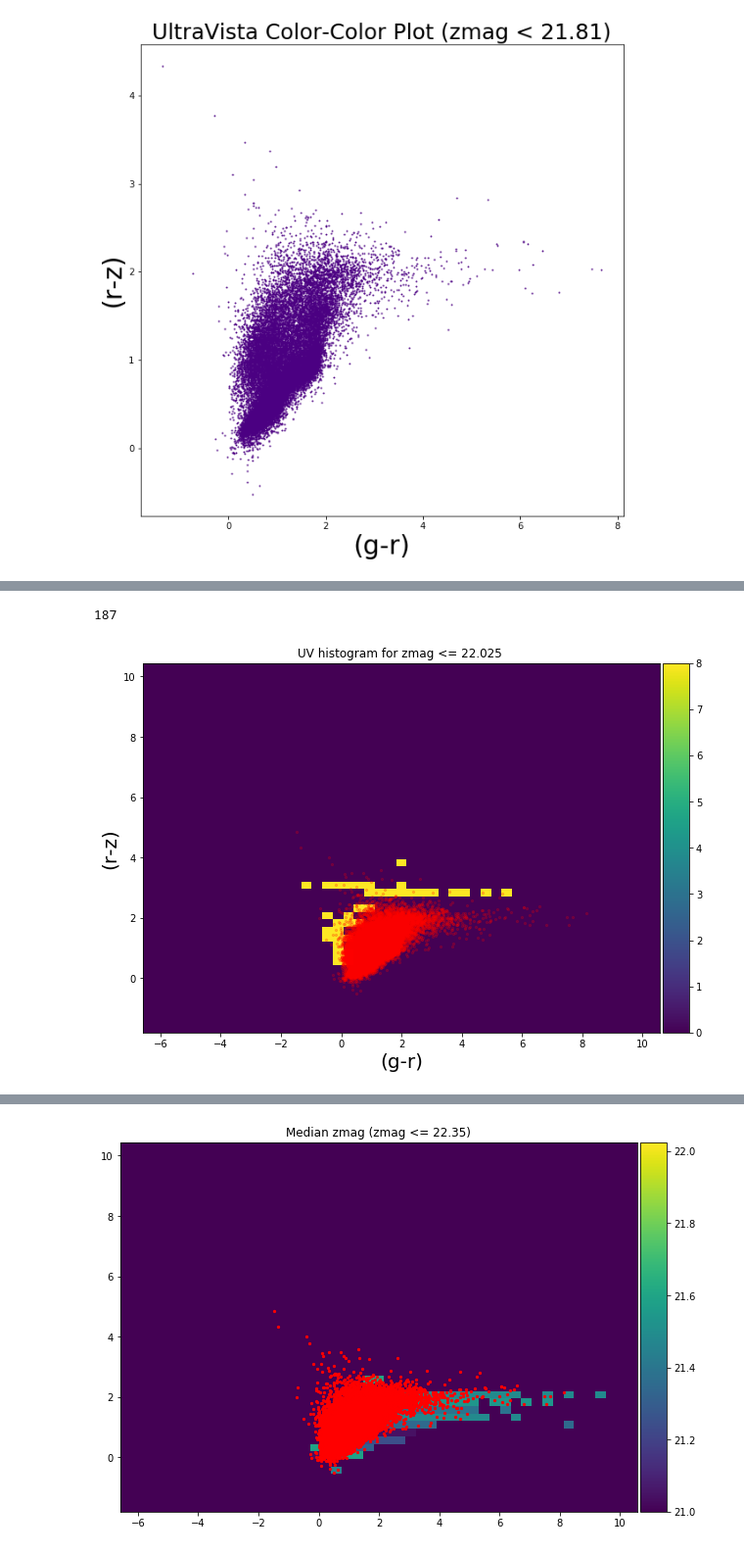
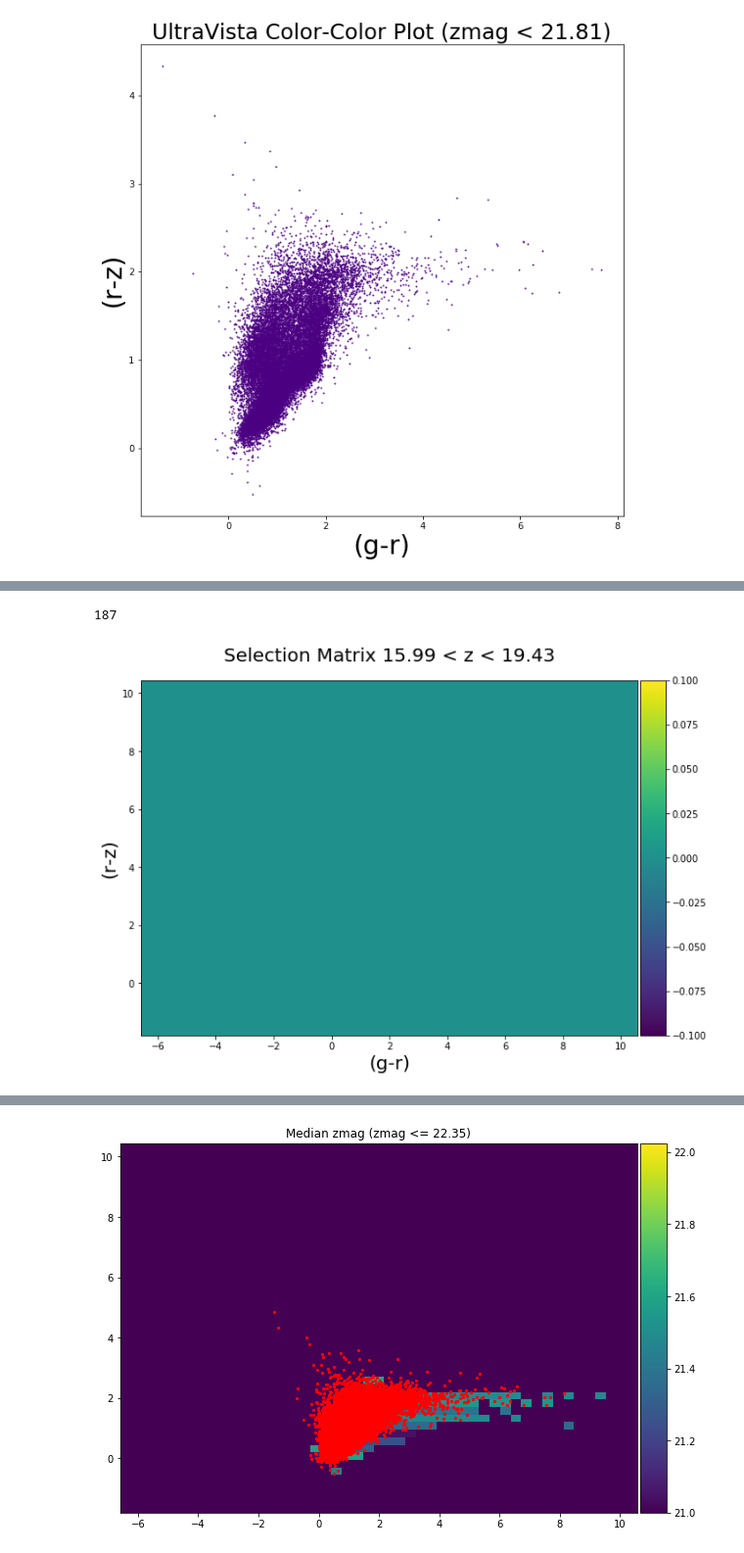
Before and after one commit to metownsend/LRG-Sats, a Jupyter notebook: making_masks2.ipynb, the cells around one changed output, grey strips where cells are left out. Shown at 98% size. Saved outputs shown, nothing was run; the diff lists cells and outputs as text; code cells hidden in the pictures.

```diff
--- a/making_masks2.ipynb
+++ b/making_masks2.ipynb
@@ -239,8 +239,8 @@ def making_masks(H2D, H3D, lum_limit, x, y, z, lum, xedges, yedges, zedges):
 #     print('----')
         for j in range(len(mask_array[i])):
             for k in range(len(mask_array[i][j])):
-#                 if (median_zmag_array[i][j] >= zedges[k+1]):
-                if ((medzmag[i][j] >= 22.02509002685544) & (22.02509002685544 >= zedges[k+1])):
+                if (medzmag[i][j] >= zedges[k+1]):
+#                 if ((medzmag[i][j] >= 22.02509002685544) & (22.02509002685544 >= zedges[k+1])):
                     mask_array[i][j][k] = 1
 #                     print('i = ',i)
 #                     print('j = ', j)
@@ -323,7 +330,7 @@ print(np.median(rzcolor_UVLS))
 # gr_edges = [-6.5846786, -6.234678649902344, -5.8846786499023445, -5.534678649902345, -5.184678649902345, -4.8346786499023455, -4.484678649902346, -4.134678649902346, -3.784678649902346, -3.434678649902346, -3.084678649902346, -2.734678649902346, -2.384678649902346, -2.0346786499023457, -1.6846786499023456, -1.3346786499023455, -0.9846786499023455, -0.6346786499023456, -0.2846786499023456, 0.06532135009765438, 0.41532135009765436, 0.7653213500976543, 1.1153213500976542, 1.4653213500976543, 1.8153213500976544, 2.1653213500976545, 2.5153213500976546, 2.8653213500976547, 3.2153213500976547, 3.565321350097655, 3.915321350097655, 4.265321350097655, 4.615321350097655, 4.965321350097654, 5.315321350097654, 5.665321350097654, 6.015321350097653, 6.365321350097653, 6.7153213500976525, 7.065321350097652, 7.415321350097652, 7.7653213500976515, 8.115321350097652, 8.465321350097652, 8.815321350097651, 9.165321350097651, 9.51532135009765, 9.86532135009765, 10.21532135009765, 10.56532135009765]
 
 rz_edges = np.array([-1.8027077, -1.5527076721191406, -1.3027076721191406, -1.0527076721191406, -0.8027076721191406, -0.5527076721191406, -0.3027076721191406, -0.052707672119140625, 0.19729232788085938, 0.4472923278808594, 0.6972923278808594, 0.9472923278808594, 1.1972923278808594, 1.4472923278808594, 1.6972923278808594, 1.9472923278808594, 2.1972923278808594, 2.4472923278808594, 2.6972923278808594, 2.9472923278808594, 3.1972923278808594, 3.4472923278808594, 3.6972923278808594, 3.9472923278808594, 4.197292327880859, 4.447292327880859, 4.697292327880859, 4.947292327880859, 5.197292327880859, 5.447292327880859, 5.697292327880859, 5.947292327880859, 6.197292327880859, 6.447292327880859, 6.697292327880859, 6.947292327880859, 7.197292327880859, 7.447292327880859, 7.697292327880859, 7.947292327880859, 8.19729232788086, 8.44729232788086, 8.69729232788086, 8.94729232788086, 9.19729232788086, 9.44729232788086, 9.69729232788086, 9.94729232788086, 10.19729232788086, 10.44729232788086])
-zmag_edges = np.array([13.22509, 14.025090026855466, 15.025090026855462, 16.02509002685546, 17.025090026855455, 18.02509002685545, 19.025090026855448, 20.025090026855445, 22.025090026855437, 23.025090026855434])
+zmag_edges = np.array([13.22509, 14.025090026855466, 15.025090026855462, 16.02509002685546, 17.025090026855455, 18.02509002685545, 19.025090026855448, 20.025090026855445, 21.025, 22.025090026855437, 23.025090026855434])
 gr_edges = np.array([-6.5846786, -6.234678649902344, -5.8846786499023445, -5.534678649902345, -5.184678649902345, -4.8346786499023455, -4.484678649902346, -4.134678649902346, -3.784678649902346, -3.434678649902346, -3.084678649902346, -2.734678649902346, -2.384678649902346, -2.0346786499023457, -1.6846786499023456, -1.3346786499023455, -0.9846786499023455, -0.6346786499023456, -0.2846786499023456, 0.06532135009765438, 0.41532135009765436, 0.7653213500976543, 1.1153213500976542, 1.4653213500976543, 1.8153213500976544, 2.1653213500976545, 2.5153213500976546, 2.8653213500976547, 3.2153213500976547, 3.565321350097655, 3.915321350097655, 4.265321350097655, 4.615321350097655, 4.965321350097654, 5.315321350097654, 5.665321350097654, 6.015321350097653, 6.365321350097653, 6.7153213500976525, 7.065321350097652, 7.415321350097652, 7.7653213500976515, 8.115321350097652, 8.465321350097652, 8.815321350097651, 9.165321350097651, 9.51532135009765, 9.86532135009765, 10.21532135009765, 10.56532135009765])
 
 # rz_edges = np.array([-1.8027077, -0.8027076721191406, 0.19729232788085938, 1.1972923278808594, 2.1972923278808594, 3.1972923278808594, 4.197292327880859, 5.197292327880859, 6.197292327880859, 7.197292327880859, 8.19729232788086, 9.19729232788086, 10.44729232788086])
@@ -403,62 +410,62 @@ print(len(medzmag[np.where(medzmag != 0.)]))
 # print(len(grcolor_UVLS[np.where(zmag_UVLS <= 21.8)]))
 # print(len(grcolor_UVLS[np.where(zmag_UVLS > 21.8)]))
 
 # print(len(medzmag))
 # print(np.median(medzmag[np.where(medzmag != 0)]))
 
-# plt.figure(figsize=(10,10))
-# ax = plt.gca()
-# im = ax.imshow(projectionMask, origin='lower', extent=(gr_edges.min(), gr_edges.max(), rz_edges.min(), rz_edges.max()))
-# # plt.scatter(grcolor_UVLS[np.where(zmag_UVLS > 21.02509002685544)], rzcolor_UVLS[np.where(zmag_UVLS > 21.02509002685544)], s=1, c='cyan')
+plt.figure(figsize=(10,10))
+ax = plt.gca()
+im = ax.imshow(mask_array[0], origin='lower', extent=(gr_edges.min(), gr_edges.max(), rz_edges.min(), rz_edges.max()))
+# plt.scatter(grcolor_UVLS[np.where(zmag_UVLS > 21.02509002685544)], rzcolor_UVLS[np.where(zmag_UVLS > 21.02509002685544)], s=1, c='cyan')
 # plt.scatter(grcolor_UVLS[np.where(zmag_UVLS <= 22.02509002685544)], rzcolor_UVLS[np.where(zmag_UVLS <= 22.02509002685544)], alpha=0.2, s=5, c='red')
-# divider = make_axes_locatable(ax)
-# cax = divider.append_axes('right', size='5%', pad=0.05)
-# plt.colorbar(im, cax=cax)
-# ax.set_title("UV histogram for zmag <= 22.025 ")
-# #     ax.set_ylim([-0.6,5.5])
-# ax.set_xlabel('(g-r)',fontsize=20)
-# ax.set_ylabel('(r-z)',fontsize=20)
+divider = make_axes_locatable(ax)
+cax = divider.append_axes('right', size='5%', pad=0.05)
+plt.colorbar(im, cax=cax)
+ax.set_title("Selection Matrix {0:.2f} < z < {1:.2f}".format(zmag_UVLS[0], zmag_UVLS[1]), fontsize=20, pad=20)
+#     ax.set_ylim([-0.6,5.5])
+ax.set_xlabel('(g-r)',fontsize=20)
+ax.set_ylabel('(r-z)',fontsize=20)
 # plt.savefig('/Users/mtownsend/Desktop/MeetingPlots/9July2020/c-color-color-selection-matrix-22.025-overplot.pdf')
-# plt.show()
+plt.show()
 
 
 # plt.rcParams["figure.figsize"] = [10, 10]
 # plt.scatter(zmag_UVLS, rzcolor_UVLS, s=1, c='red', marker='*')
 # plt.scatter(grcolor_UVLS[np.where(zmag_UVLS < 21.81)], rzcolor_UVLS[np.where(zmag_UVLS < 21.81)], s=1, c='indigo')
 # # plt.scatter(zmag_UVLS[np.where((zmag_UVLS < 21.81) & (zspec_UVLS > 0.55) & (zspec_UVLS < 0.65))], rzcolor_UVLS[np.where((zmag_UVLS < 21.81) & (zspec_UVLS > 0.55) & (zspec_UVLS < 0.65))], s=1, c='green', marker='o')
 # plt.title('UltraVista Color-Color Plot (zmag < 21.81)', fontsize=25)
 # plt.xlabel('(g-r)', fontsize=30)
 # plt.ylabel('(r-z)', fontsize=30)
 # # plt.savefig('/Users/mtownsend/Desktop/MeetingPlots/25June2020/UVcmd-zmagONLY.pdf')
 # # plt.tick_params(axis='both', which='major', labelsize=25)
 # plt.show()
 
 
-plt.figure(figsize=(10,10))
-ax = plt.gca()
-im = ax.imshow(medzmag, vmin=21., vmax=21.64342498779297, origin='lower', extent=(gr_edges.min(), gr_edges.max(), rz_edges.min(), rz_edges.max()))
-# plt.scatter(grcolor_UVLS[np.where(zmag_UVLS <= 21.64342498779297)], rzcolor_UVLS[np.where(zmag_UVLS <= 21.64342498779297)], alpha=1, s=5, c='red')
-# plt.scatter(grcolor_UVLS, rzcolor_UVLS, s=5, c='grey', label="All UVista")
-# cm = plt.cm.get_cmap('RdYlBu')
-plt.scatter(grcolor_UVLS[np.where(zmag_UVLS <= 21.64342498779297)], rzcolor_UVLS[np.where(zmag_UVLS <= 21.64342498779297)], s=5, alpha=0.2, color='red', label="zmag <= 21.64")
-# plt.legend(loc="upper right", fontsize=10)
-# plt.colorbar(sc, orientation='horizontal')
-divider = make_axes_locatable(ax)
-cax = divider.append_axes('right', size='5%', pad=0.05)
-plt.colorbar(im, cax=cax)
-ax.set_title("Median zmag")
-# ax.set_ylim([-1.,5.])
-# ax.set_xlim([-1.,8.])
-# ax.set_xlabel('zmag',fontsize=20)
-# ax.set_ylabel('r-z',fontsize=20)
-# plt.savefig('/Users/mtownsend/Desktop/MeetingPlots/9July2020/a-medzmag-21.64-overplot.pdf')
-plt.show()
+# plt.figure(figsize=(10,10))
+# ax = plt.gca()
+# im = ax.imshow(medzmag, vmin=21., vmax=21.64342498779297, origin='lower', extent=(gr_edges.min(), gr_edges.max(), rz_edges.min(), rz_edges.max()))
+# # plt.scatter(grcolor_UVLS[np.where(zmag_UVLS <= 21.64342498779297)], rzcolor_UVLS[np.where(zmag_UVLS <= 21.64342498779297)], alpha=1, s=5, c='red')
+# # plt.scatter(grcolor_UVLS, rzcolor_UVLS, s=5, c='grey', label="All UVista")
+# # cm = plt.cm.get_cmap('RdYlBu')
+# plt.scatter(grcolor_UVLS[np.where(zmag_UVLS <= 21.64342498779297)], rzcolor_UVLS[np.where(zmag_UVLS <= 21.64342498779297)], s=5, alpha=0.2, color='red', label="zmag <= 21.64")
+# # plt.legend(loc="upper right", fontsize=10)
+# # plt.colorbar(sc, orientation='horizontal')
+# divider = make_axes_locatable(ax)
+# cax = divider.append_axes('right', size='5%', pad=0.05)
+# plt.colorbar(im, cax=cax)
+# ax.set_title("Median zmag")
+# # ax.set_ylim([-1.,5.])
+# # ax.set_xlim([-1.,8.])
+# # ax.set_xlabel('zmag',fontsize=20)
+# # ax.set_ylabel('r-z',fontsize=20)
+# # plt.savefig('/Users/mtownsend/Desktop/MeetingPlots/9July2020/a-medzmag-21.64-overplot.pdf')
+# plt.show()
 
 
 # cm = plt.cm.get_cmap('RdYlBu')
 # sc = plt.scatter(grcolor_UVLS, rzcolor_UVLS, c=zmag_UVLS, vmin=21.039594650268555, vmax=22.356285095214844, s=5, cmap=cm)
 # plt.colorbar(sc)
 # plt.show()
 # %% [output]
 187
-[figure, old version]
+[figure, new version]
```
Also changed, not shown: parts of 2 cells of this notebook.
